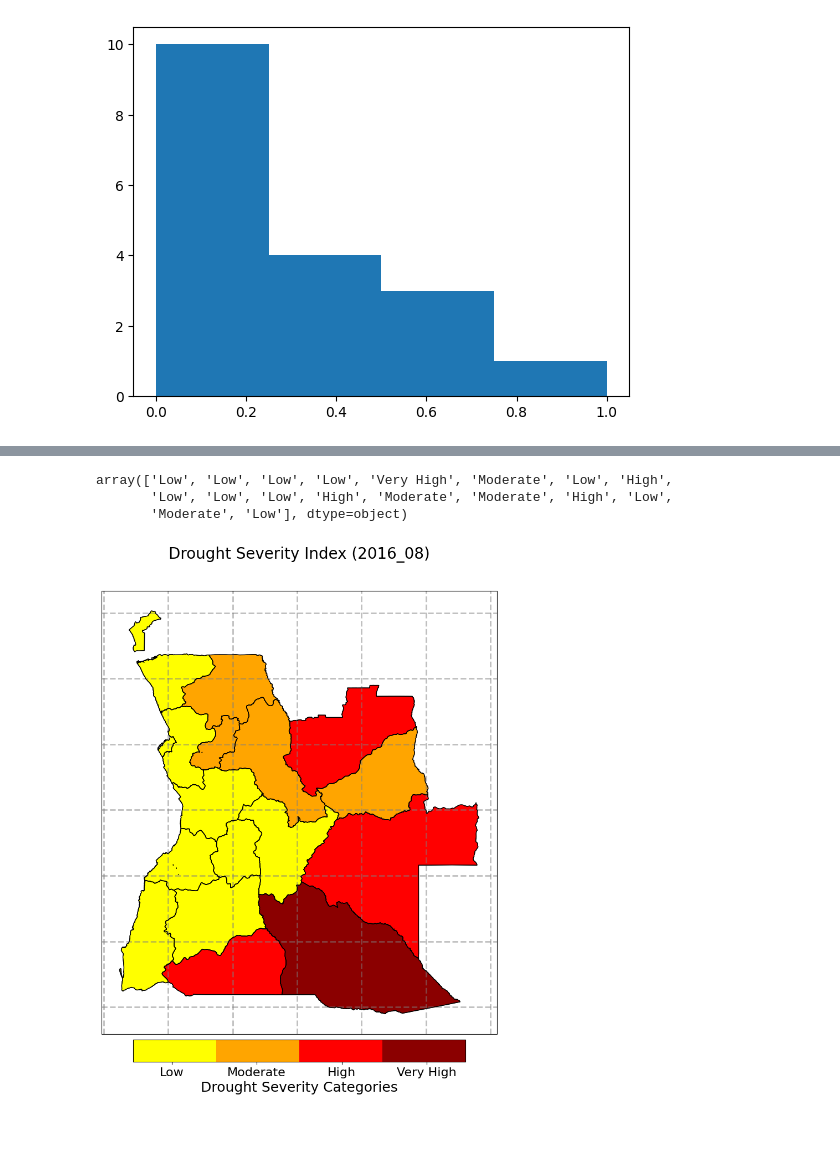
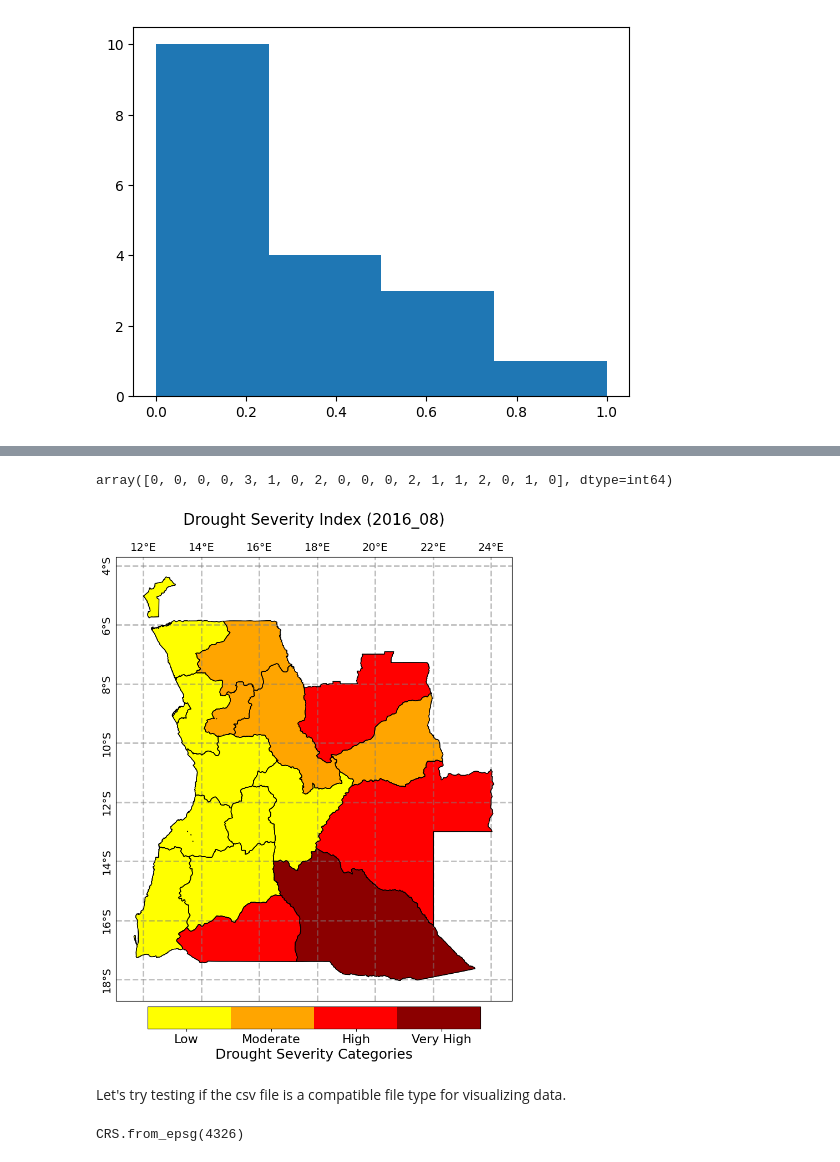
Before and after one commit to edrian-liao/angola-drought, a Jupyter notebook: notebooks/02_drought_severity_index.ipynb, the cells around one changed output, grey strips where cells are left out. Drawn from its saved outputs; the diff is of its cells as text; code cells hidden in the pictures; blank space fills up the shorter version.

```diff
--- a/notebooks/02_drought_severity_index.ipynb
+++ b/notebooks/02_drought_severity_index.ipynb
@@ -251,5 +263,5 @@ plt.hist(boundaries['Norm Drought Severity Index'], bins=4)
 # %%
-boundaries['Drought Severity Classes'] = pd.cut(boundaries['Norm Drought Severity Index'], bins=4, labels=["Low", "Moderate", "High", "Very High"])
+boundaries['Drought Severity Classes'] = pd.cut(boundaries['Norm Drought Severity Index'], bins=4, labels=[0,1,2,3])
 boundaries
 # %% [output]
 |  | NAME | SHPAREASQM | CODE_PROV | geometry | Drought Distribution | Drought Severity Index | ... |
@@ -291,39 +292,31 @@ cmap2 = colors.ListedColormap(four_colors)
 # %%
 np.array(boundaries['Drought Severity Classes'])
 # %% [output]
-array(['Low', 'Low', 'Low', 'Low', 'Very High', 'Moderate', 'Low', 'High',
-       'Low', 'Low', 'Low', 'High', 'Moderate', 'Moderate', 'High', 'Low',
-       'Moderate', 'Low'], dtype=object)
+array([0, 0, 0, 0, 3, 1, 0, 2, 0, 0, 0, 2, 1, 1, 2, 0, 1, 0], dtype=int64)
-# %%
-# Create a mapping from categories to numeric codes for plotting
-category_to_code = {cat: code for code, cat in enumerate(boundaries['Drought Severity Classes'].unique())}
-boundaries['Category'] = boundaries['Drought Severity Classes'].map(category_to_code)
 # %%
 fig = plt.figure(figsize=(10, 10))
 img_extent = (bounds.left, bounds.right, bounds.bottom, bounds.top)
-ax = fig.add_axes([0.1, 0.1, 0.8, 0.8], projection=ccrs.epsg(3857))
+ax = fig.add_axes([0.1, 0.1, 0.8, 0.8], projection=ccrs.PlateCarree())
 
 gl = ax.gridlines(crs=ccrs.PlateCarree(), draw_labels=True, linewidth=2, color='gray',
                 alpha=0.5, linestyle='--', ylabel_style={'size': 14, 'rotation': 'vertical'},
                 xlabel_style={'size': 14})
 
 gl.xlabels_bottom = False
-gl.xlabels_top = False
-gl.ylabels_left = False
 gl.ylabels_right = False
 
-plot = boundaries.plot(ax=ax, column='Category', cmap=cmap2, linewidth=0.8, edgecolor='black')
+plot = boundaries.plot(ax=ax, column='Drought Severity Classes', cmap=cmap2, linewidth=0.8, edgecolor='black')
 boundaries.geometry.boundary.plot(ax=ax, color='black', linewidth=1)
 
 cbar_ax = fig.add_axes([0.20, 0.05, 0.6, 0.04])
 cbar = plt.colorbar(plot.collections[0], cax=cbar_ax, orientation='horizontal', pad=0.05)
 cbar.ax.tick_params(labelsize=16)
 cbar.set_label('Drought Severity Categories', fontsize=18)
 cbar.set_ticklabels(['Low', 'Moderate','High','Very High'])
 cbar.set_ticks(np.linspace(0.35,2.65,4))
 
 fig.suptitle('Drought Severity Index (2016_08)', fontsize=20)
 
 plt.savefig(f'../results/figures/ds_index_2016_08.png', dpi=300, bbox_inches='tight')
 # %% [output]
-[figure, old version]
+[figure, new version]
@@ -329,0 +325,6 @@ plt.savefig(f'../results/figures/ds_index_2016_08.png', dpi=300, bbox_inches='ti
+# %% [markdown]
+Let's try testing if the csv file is a compatible file type for visualizing data.
+# %%
+crs
+# %% [output]
+CRS.from_epsg(4326)
```
Also changed, not shown: parts of 13 cells of this notebook, 8 other files.
